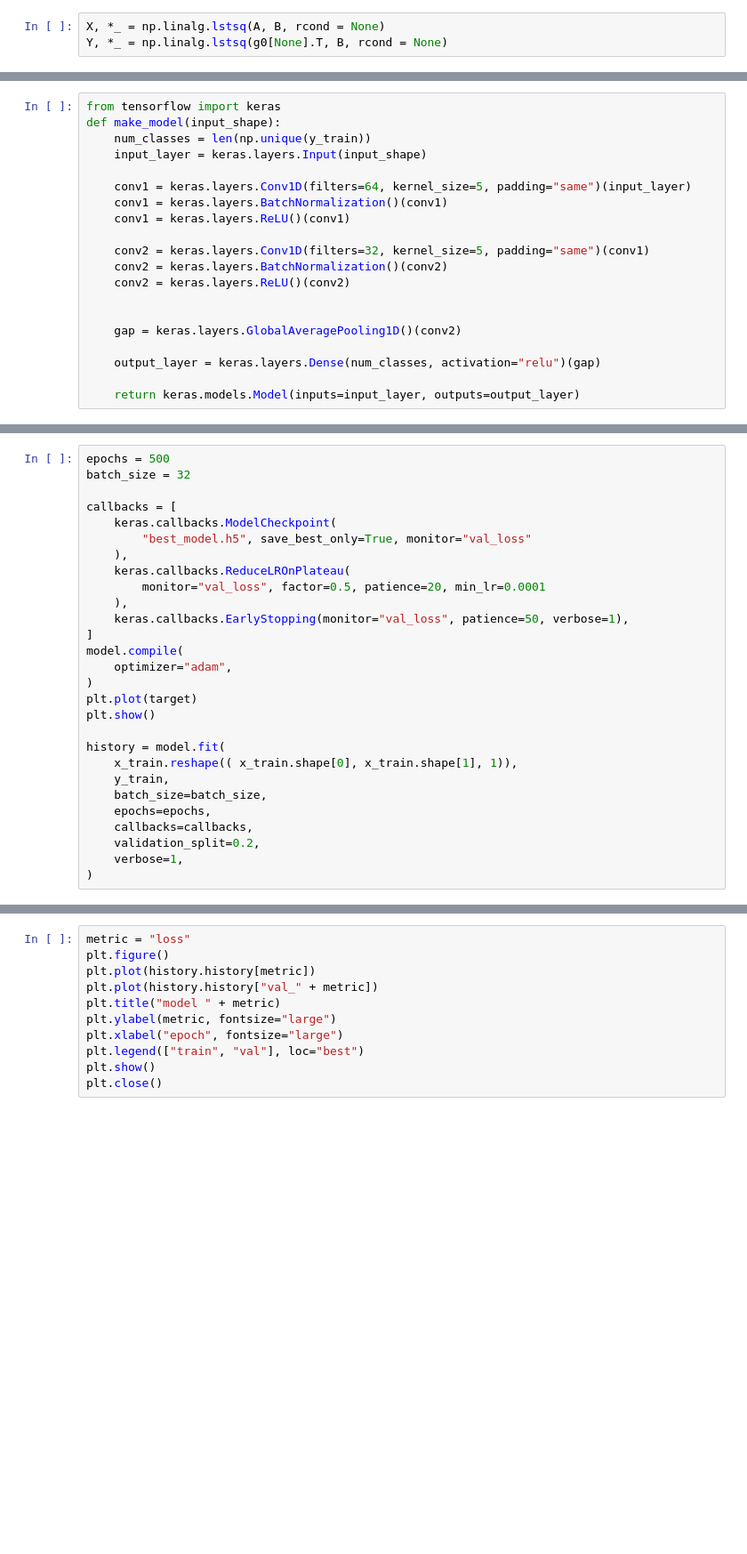
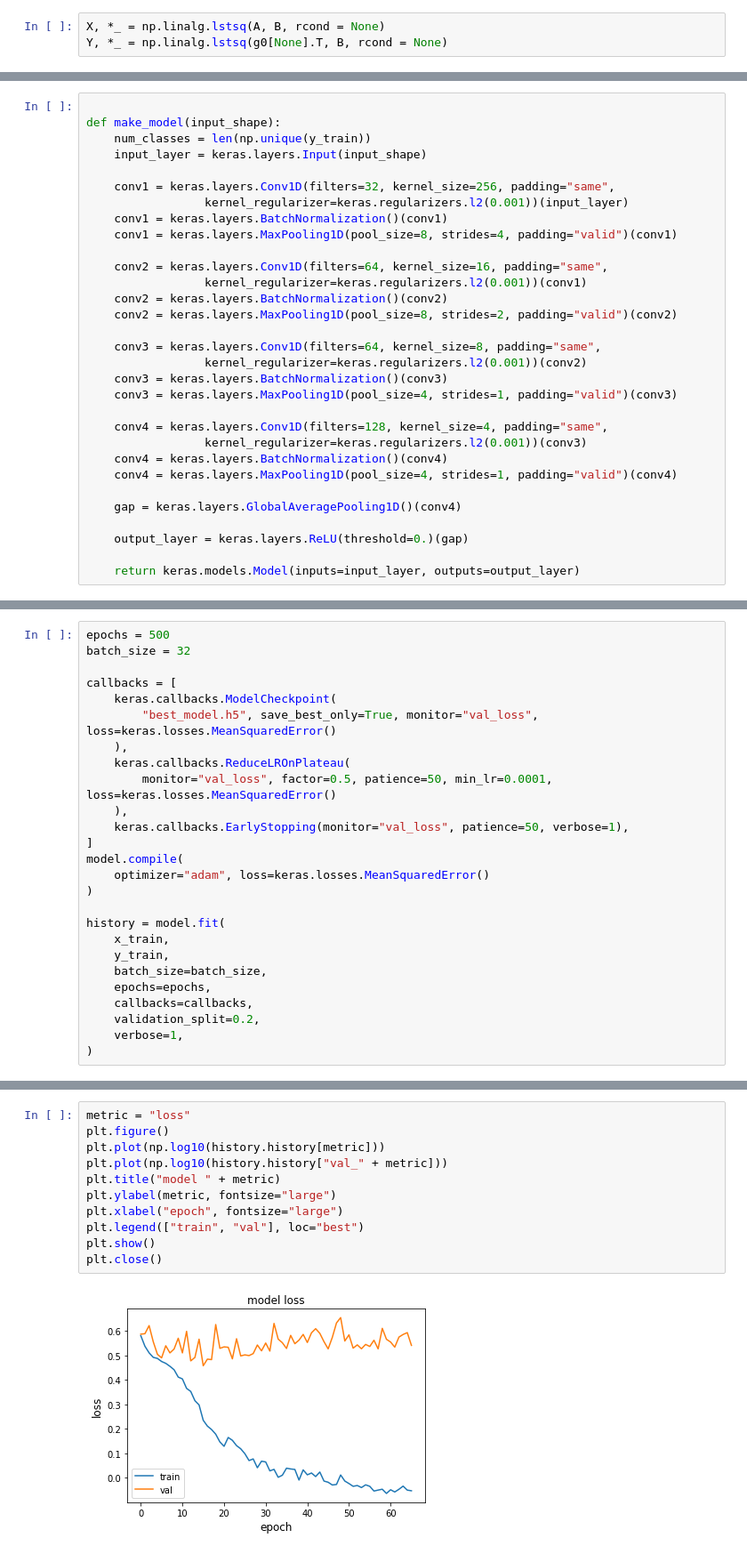
Before and after one commit to herjy/LNSNtector, a Jupyter notebook: Light_Curves.ipynb, the cells around one changed output, grey strips where cells are left out. Shown at 89% size. Cells and saved outputs as stored; diff of their text form; blank space fills up the shorter version.

```diff
--- a/Light_Curves.ipynb
+++ b/Light_Curves.ipynb
@@ -244,21 +227,32 @@ plt.ylim([-0.1, np.max(predictions)-5])
 # %%
-from tensorflow import keras
+
 def make_model(input_shape):
     num_classes = len(np.unique(y_train))
     input_layer = keras.layers.Input(input_shape)
 
-    conv1 = keras.layers.Conv1D(filters=64, kernel_size=5, padding="same")(input_layer)
+    conv1 = keras.layers.Conv1D(filters=32, kernel_size=256, padding="same",
+                 kernel_regularizer=keras.regularizers.l2(0.001))(input_layer)
     conv1 = keras.layers.BatchNormalization()(conv1)
-    conv1 = keras.layers.ReLU()(conv1)
+    conv1 = keras.layers.MaxPooling1D(pool_size=8, strides=4, padding="valid")(conv1)
 
-    conv2 = keras.layers.Conv1D(filters=32, kernel_size=5, padding="same")(conv1)
+    conv2 = keras.layers.Conv1D(filters=64, kernel_size=16, padding="same",
+                 kernel_regularizer=keras.regularizers.l2(0.001))(conv1)
     conv2 = keras.layers.BatchNormalization()(conv2)
-    conv2 = keras.layers.ReLU()(conv2)
+    conv2 = keras.layers.MaxPooling1D(pool_size=8, strides=2, padding="valid")(conv2)
 
+    conv3 = keras.layers.Conv1D(filters=64, kernel_size=8, padding="same",
+                 kernel_regularizer=keras.regularizers.l2(0.001))(conv2)
+    conv3 = keras.layers.BatchNormalization()(conv3)
+    conv3 = keras.layers.MaxPooling1D(pool_size=4, strides=1, padding="valid")(conv3)
 
-    gap = keras.layers.GlobalAveragePooling1D()(conv2)
+    conv4 = keras.layers.Conv1D(filters=128, kernel_size=4, padding="same",
+                 kernel_regularizer=keras.regularizers.l2(0.001))(conv3)
+    conv4 = keras.layers.BatchNormalization()(conv4)
+    conv4 = keras.layers.MaxPooling1D(pool_size=4, strides=1, padding="valid")(conv4)
 
-    output_layer = keras.layers.Dense(num_classes, activation="relu")(gap)
+    gap = keras.layers.GlobalAveragePooling1D()(conv4)
+
+    output_layer = keras.layers.ReLU(threshold=0.)(gap)
 
     return keras.models.Model(inputs=input_layer, outputs=output_layer)
 # %%
@@ -273,21 +269,19 @@ batch_size = 32
 
 callbacks = [
     keras.callbacks.ModelCheckpoint(
-        "best_model.h5", save_best_only=True, monitor="val_loss"
+        "best_model.h5", save_best_only=True, monitor="val_loss", loss=keras.losses.MeanSquaredError()
     ),
     keras.callbacks.ReduceLROnPlateau(
-        monitor="val_loss", factor=0.5, patience=20, min_lr=0.0001
+        monitor="val_loss", factor=0.5, patience=50, min_lr=0.0001, loss=keras.losses.MeanSquaredError()
     ),
     keras.callbacks.EarlyStopping(monitor="val_loss", patience=50, verbose=1),
 ]
 model.compile(
-    optimizer="adam",
+    optimizer="adam", loss=keras.losses.MeanSquaredError()
 )
-plt.plot(target)
-plt.show()
 
 history = model.fit(
-    x_train.reshape(( x_train.shape[0], x_train.shape[1], 1)),
+    x_train,
     y_train,
     batch_size=batch_size,
     epochs=epochs,
@@ -308,12 +322,14 @@ print("Test loss", test_loss)
 # %%
 metric = "loss"
 plt.figure()
-plt.plot(history.history[metric])
-plt.plot(history.history["val_" + metric])
+plt.plot(np.log10(history.history[metric]))
+plt.plot(np.log10(history.history["val_" + metric]))
 plt.title("model " + metric)
 plt.ylabel(metric, fontsize="large")
 plt.xlabel("epoch", fontsize="large")
 plt.legend(["train", "val"], loc="best")
 plt.show()
 plt.close()
+# %% [output]
+[figure, added]
 # %%
```
Also changed, not shown: parts of 18 cells of this notebook, 2 other files.
